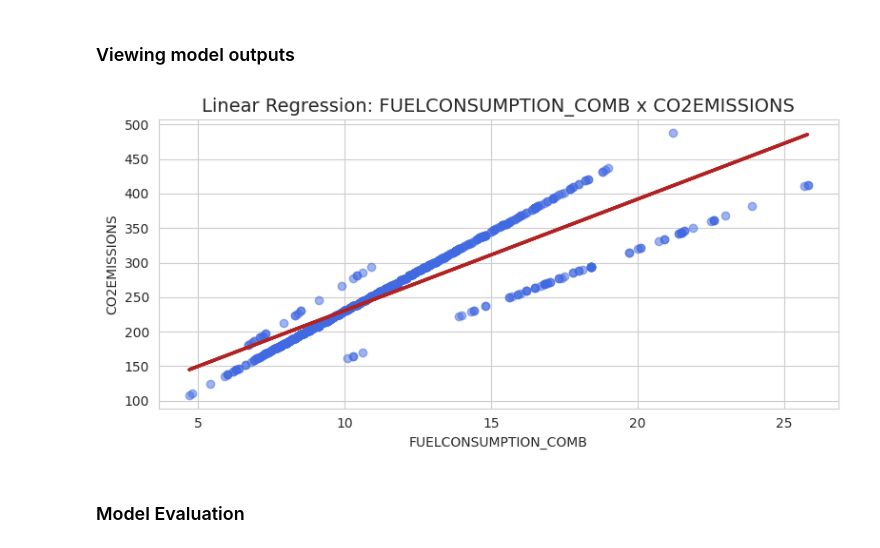
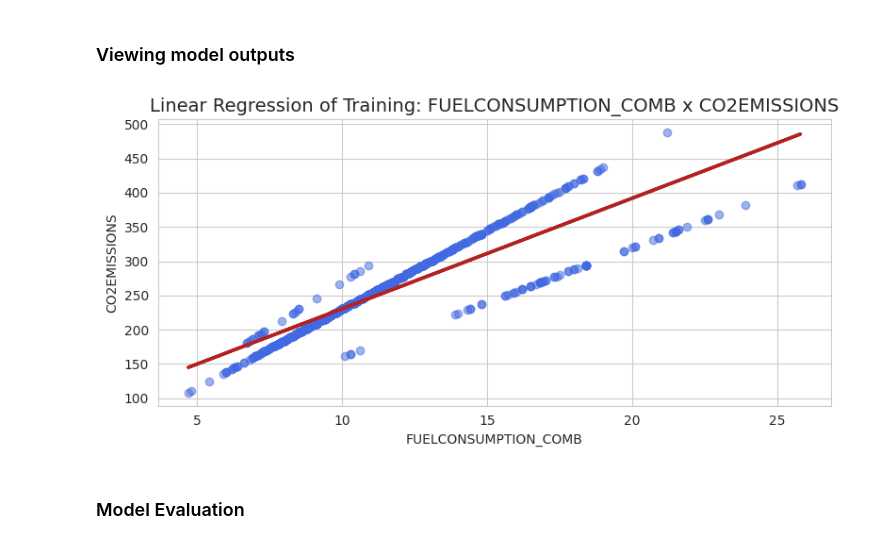
Before and after one commit to OtnielGomes/Machine-Learning, a Jupyter notebook: 1. Simple-Linear-Regression.ipynb, the cells around one changed output. Drawn from its saved outputs; the diff is of its cells as text; code cells hidden in the pictures.

```diff
--- a/1. Simple-Linear-Regression.ipynb
+++ b/1. Simple-Linear-Regression.ipynb
@@ -286,35 +293,32 @@ The model indicates a marginal impact of 16.14: each additional unit of fuel inc
 # %% [markdown]
 ### Viewing model outputs
 # %%
-# Data collect
-data_ax = cdf.copy()
-
 sns.set_style('whitegrid')
 
 # Define Figure
 plt.figure(figsize  = (8, 4))
 
 sns.regplot(
     x = X_train,
     y = y_train,
     fit_reg = False,
     scatter_kws = {'alpha': 0.5, 'color': 'royalblue'},
 )
 
 plt.plot(X_train,
     regressor.predict(X_train.reshape(-1, 1)),
     color='firebrick',
     linewidth=2.5
 )
 
 plt.title('Linear Regression of Training: FUELCONSUMPTION_COMB x CO2EMISSIONS', fontsize = 14)
 plt.xlabel('FUELCONSUMPTION_COMB')
 plt.ylabel('CO2EMISSIONS')
 
 plt.tight_layout()
 plt.show()
 # %% [output]
-[figure, old version]
+[figure, new version]
 # %% [markdown]
 ### Model Evaluation
 # %%
```
Also changed, not shown: parts of 9 cells of this notebook, 2 other files.
